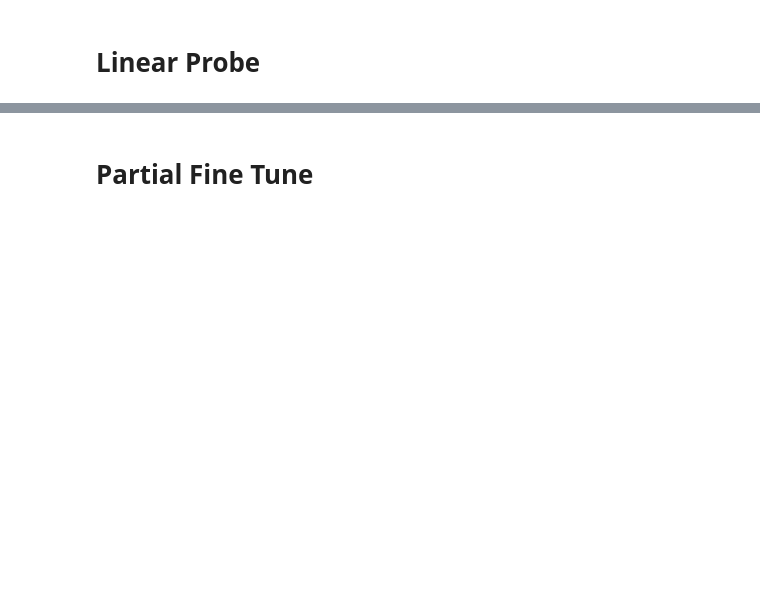
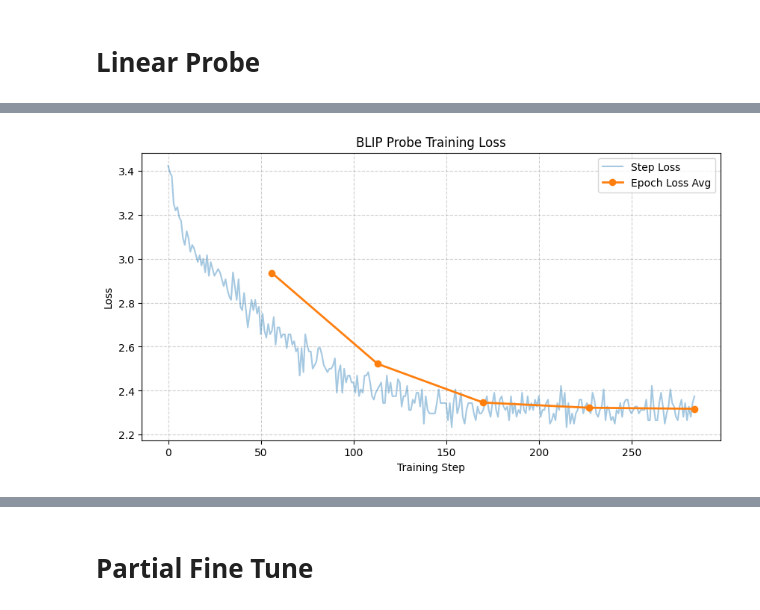
Before and after one commit to bencejdanko/multimodal-retrieval-flickr-30k-clip-blip, a Jupyter notebook: blip_flickr30k_training.ipynb, the cells around one changed output, grey strips where cells are left out. Saved outputs shown, nothing was run; the diff lists cells and outputs as text; code cells hidden in the pictures; blank space fills up the shorter version.

```diff
--- a/blip_flickr30k_training.ipynb
+++ b/blip_flickr30k_training.ipynb
@@ -51,8 +49,9 @@ except Exception:
     pass
 
 device = "cuda" if torch.cuda.is_available() else "cpu"
-dtype = torch.float16 if torch.cuda.is_available() else torch.float32
+dtype = torch.bfloat16
 
+model_id = "Salesforce/blip-image-captioning-base"
 model_id = "Salesforce/blip-image-captioning-base"
 
 print(f"Using device: {device}")
@@ -134,14 +139,9 @@ def make_loader(hf_data, processor, batch_size=32, shuffle=True, max_length=50):
         ds,
         batch_size=batch_size,
         shuffle=shuffle,
-        num_workers=2,
+        num_workers=1,
         pin_memory=torch.cuda.is_available()
     )
-
-train_loader_32 = make_loader(train_data, processor, batch_size=32, shuffle=True)
-train_loader_large = make_loader(train_data, processor, batch_size=128, shuffle=True)
-
-print("Dataloaders ready.")
 # %%
 def generate_caption(model, image, processor, device, max_new_tokens=50, num_beams=1):
     model.eval()
@@ -395,0 +398,14 @@ def setup_blip_linear_probe():
+# %%
+train_loader = make_loader(train_data, processor, batch_size=512, shuffle=True)
+epochs = 5
+lr = 1e-4
+# %%
+probe_model = setup_blip_linear_probe()
+
+probe_model, probe_history = train_blip_model(
+    probe_model,
+    train_loader,
+    epochs=epochs,
+    lr=lr,
+    gradient_accumulation_steps=1
+)
@@ -396 +491,5 @@ def setup_blip_linear_probe():
+# %%
+plot_history(probe_history, title="BLIP Probe Training Loss")
+# %% [output]
+[figure, added]
 # %%
```
Also changed, not shown: parts of 32 cells of this notebook.
